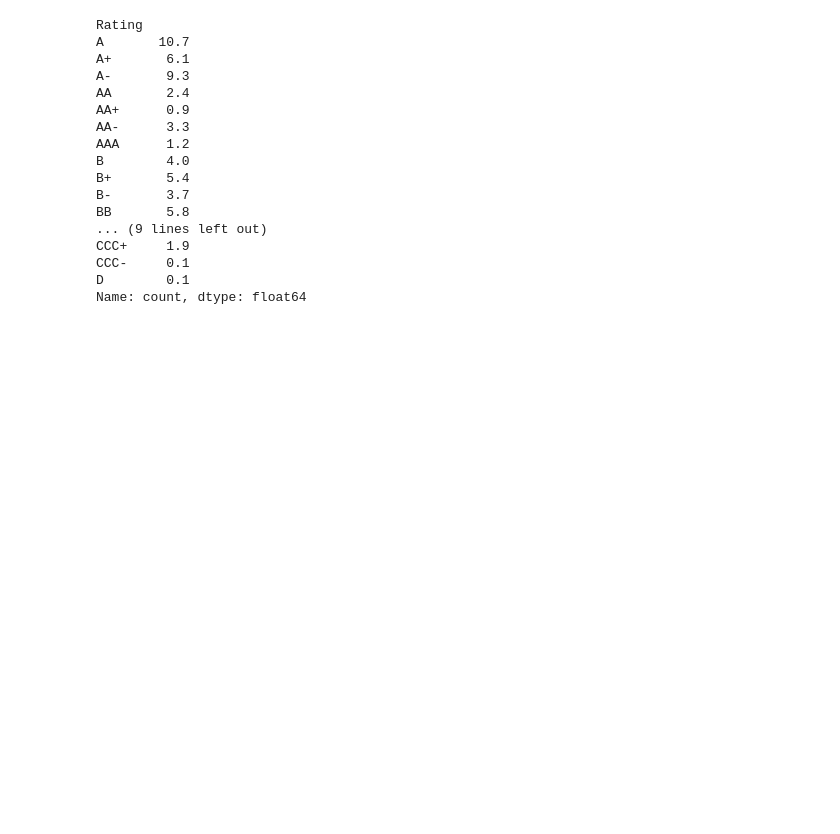
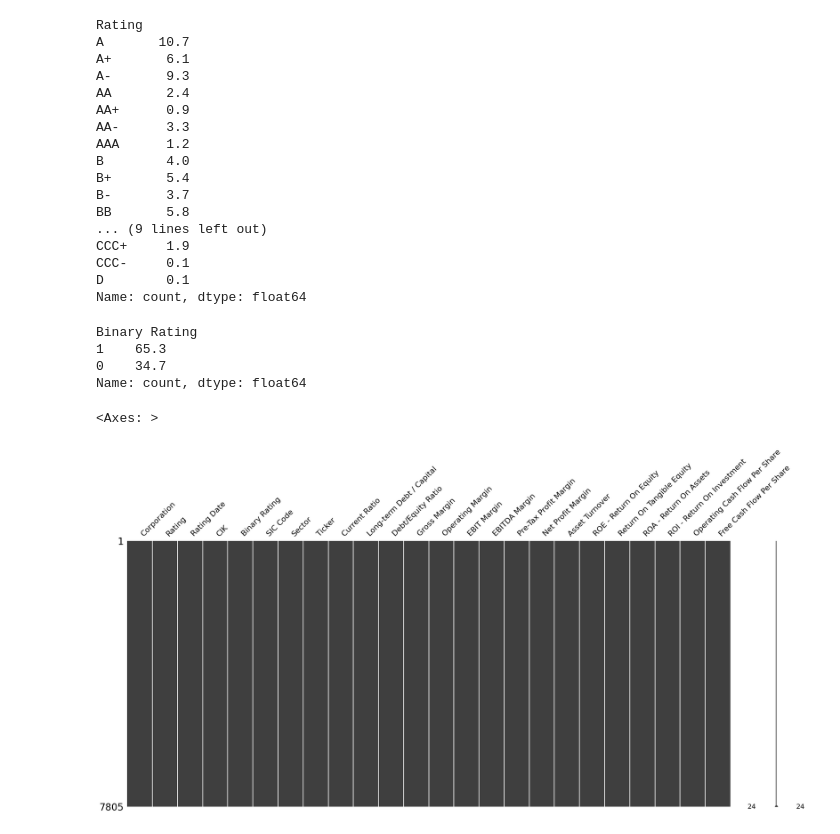
Before and after one commit to jfdonosom/Notebooks, a Jupyter notebook: Preentrega_DSII_Donoso_Mendieta.ipynb, the cells around one changed output. Drawn from its saved outputs; the diff is of its cells as text; code cells hidden in the pictures; blank space fills up the shorter version.

```diff
--- a/Preentrega_DSII_Donoso_Mendieta.ipynb
+++ b/Preentrega_DSII_Donoso_Mendieta.ipynb
@@ -55,3 +98,16 @@ CCC+     1.9
 CCC-     0.1
 D        0.1
 Name: count, dtype: float64
+# %%
+((df.value_counts('Binary Rating')/len(df))*100).round(1)
+# %% [output]
+Binary Rating
+1    65.3
+0    34.7
+Name: count, dtype: float64
+# %%
+# Valores Faltantes.
+msno.matrix(df)
+# %% [output]
+<Axes: >
+[figure, added]
```
Also changed, not shown: parts of 25 cells of this notebook.
